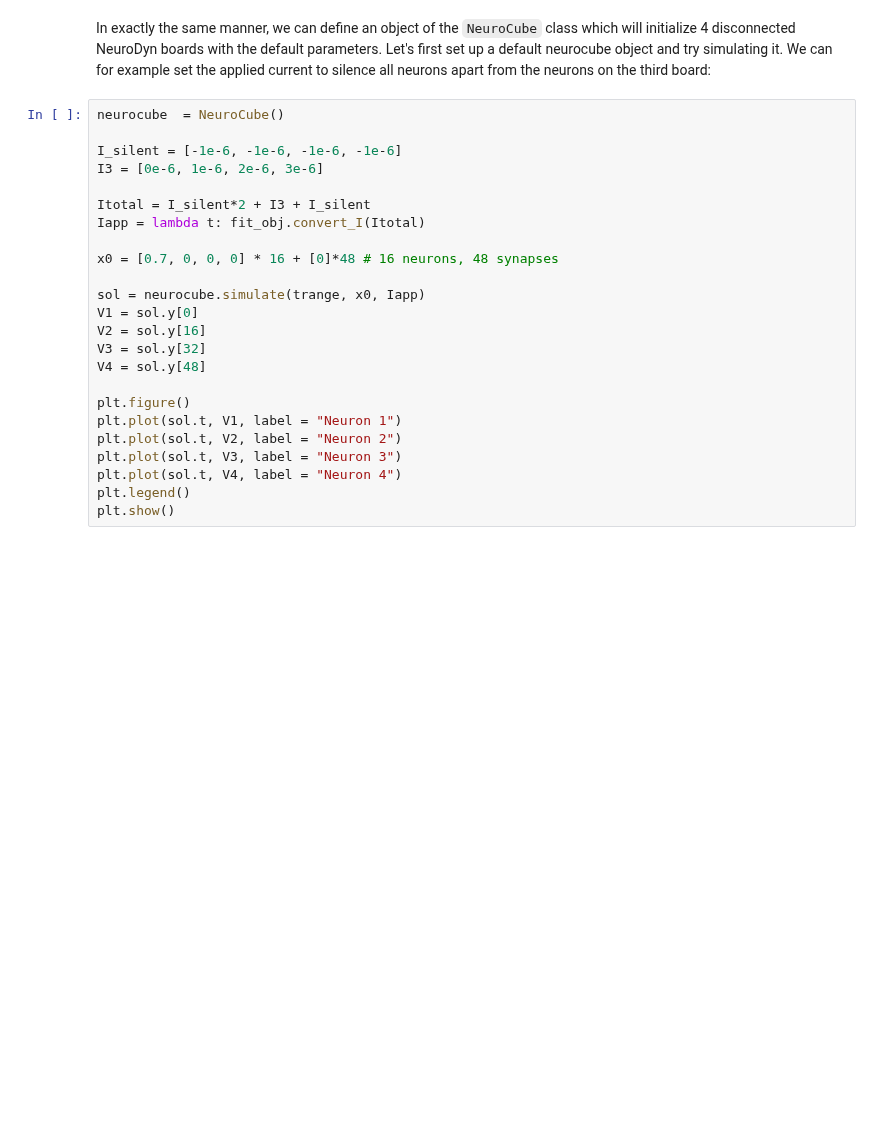
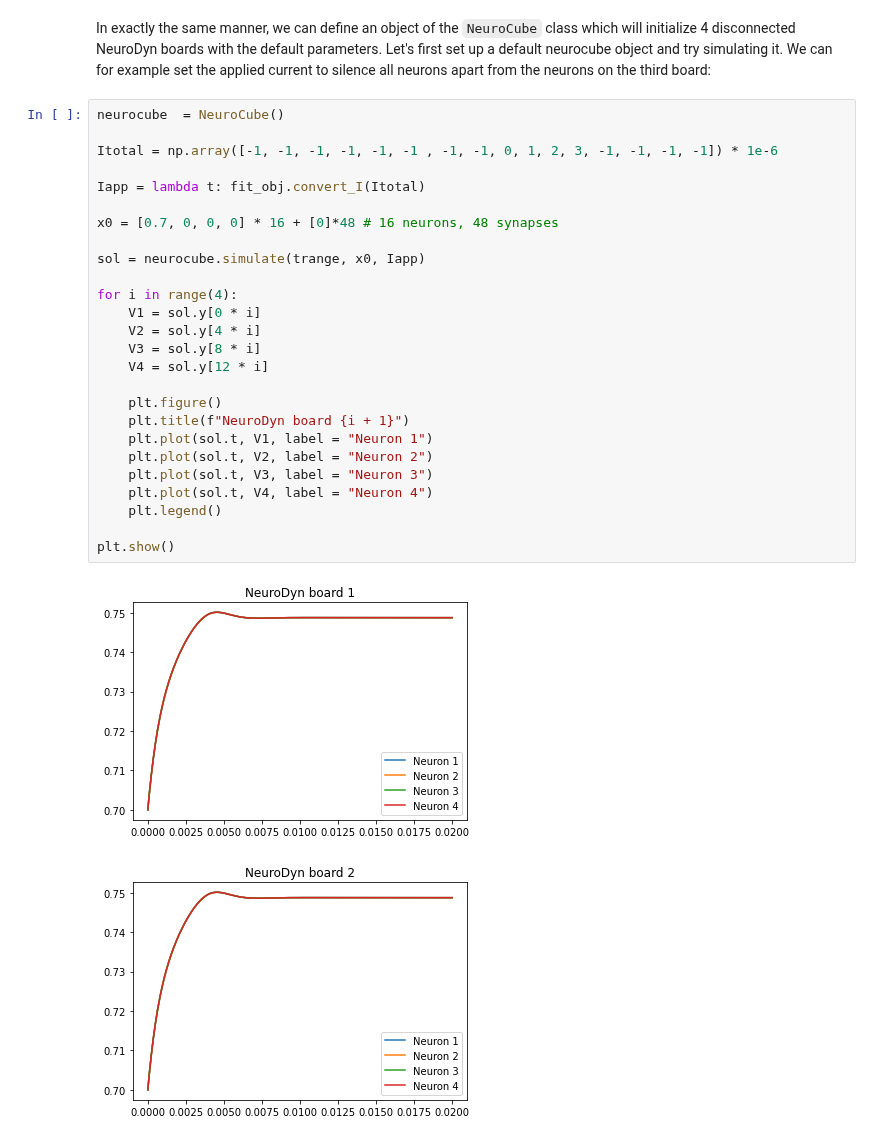
Before and after one commit to lukaribar/telluride-21, a Jupyter notebook: Networks in NeuroDyn.ipynb, the cells around one changed output. Drawn from its saved outputs; the diff is of its cells as text; blank space fills up the shorter version.

```diff
--- a/Networks in NeuroDyn.ipynb
+++ b/Networks in NeuroDyn.ipynb
@@ -468,24 +468,29 @@ In exactly the same manner, we can define an object of the `NeuroCube` class whi
 # %%
 neurocube  = NeuroCube()
 
-I_silent = [-1e-6, -1e-6, -1e-6, -1e-6]
-I3 = [0e-6, 1e-6, 2e-6, 3e-6]
+Itotal = np.array([-1, -1, -1, -1, -1, -1 , -1, -1, 0, 1, 2, 3, -1, -1, -1, -1]) * 1e-6
 
-Itotal = I_silent*2 + I3 + I_silent
 Iapp = lambda t: fit_obj.convert_I(Itotal)
 
 x0 = [0.7, 0, 0, 0] * 16 + [0]*48 # 16 neurons, 48 synapses
 
 sol = neurocube.simulate(trange, x0, Iapp)
-V1 = sol.y[0]
-V2 = sol.y[16]
-V3 = sol.y[32]
-V4 = sol.y[48]
 
-plt.figure()
-plt.plot(sol.t, V1, label = "Neuron 1")
-plt.plot(sol.t, V2, label = "Neuron 2")
-plt.plot(sol.t, V3, label = "Neuron 3")
-plt.plot(sol.t, V4, label = "Neuron 4")
-plt.legend()
+for i in range(4):
+    V1 = sol.y[0 * i]
+    V2 = sol.y[4 * i]
+    V3 = sol.y[8 * i]
+    V4 = sol.y[12 * i]
+
+    plt.figure()
+    plt.title(f"NeuroDyn board {i + 1}")
+    plt.plot(sol.t, V1, label = "Neuron 1")
+    plt.plot(sol.t, V2, label = "Neuron 2")
+    plt.plot(sol.t, V3, label = "Neuron 3")
+    plt.plot(sol.t, V4, label = "Neuron 4")
+    plt.legend()
+
 plt.show()
+# %% [output]
+[figure, added]
+[figure, added]
```
Also changed, not shown: parts of 2 cells of this notebook.
